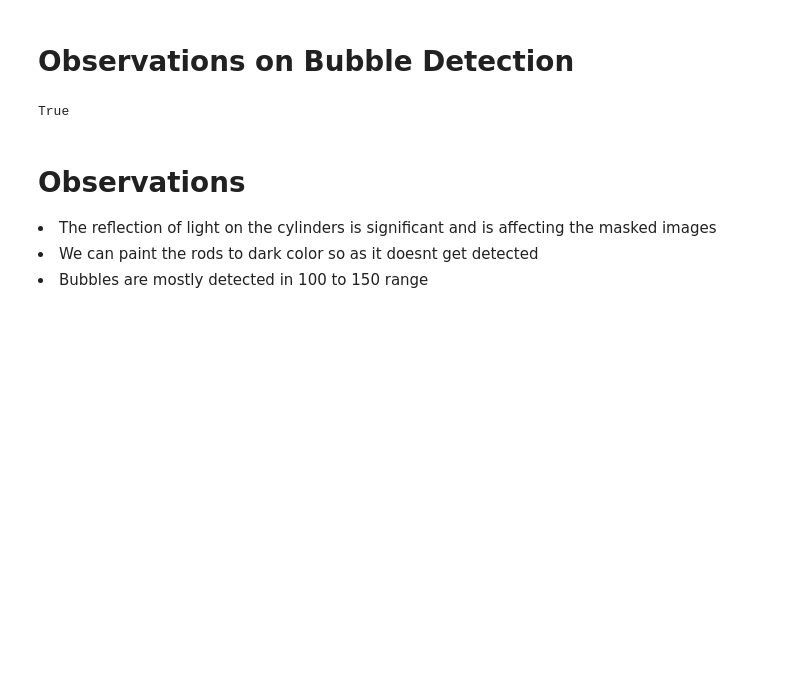
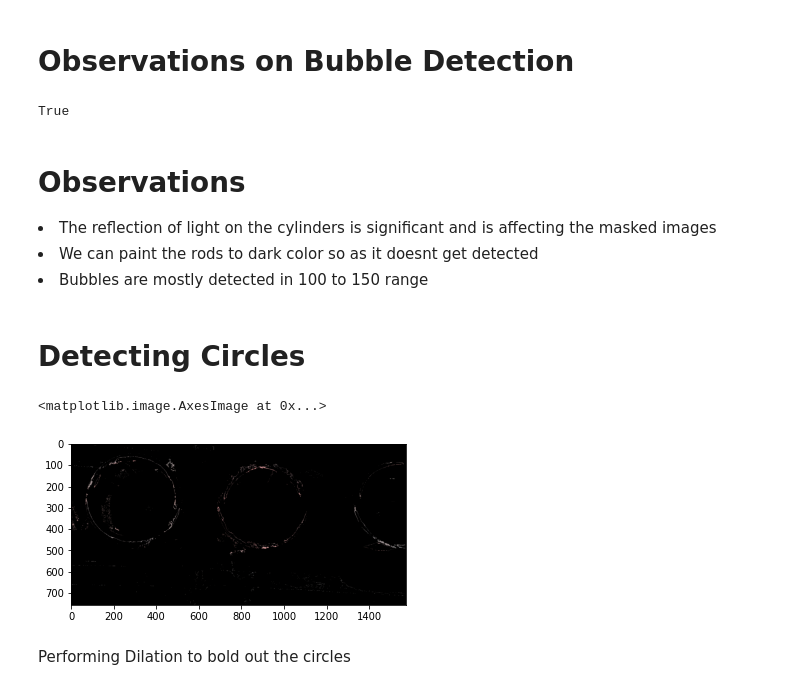
Before and after one commit to Praj-17/Bubble-Detection, a Jupyter notebook: observation.ipynb, the cells around one changed output. Drawn from its saved outputs; the diff is of its cells as text; code cells hidden in the pictures; blank space fills up the shorter version.

Commit message:
Tried to HoughCircles

```diff
--- a/observation.ipynb
+++ b/observation.ipynb
@@ -80,3 +80,14 @@ True
 <li>The reflection of light on the cylinders is significant and is affecting the masked images</li>
 <li>We can paint the rods to dark color so as it doesnt get detected</li>
 <li>Bubbles are mostly detected in 100 to 150 range</li>
+# %% [markdown]
+# Detecting Circles
+# %%
+# img = cv2.medianBlur(img,5)
+img = cv2.cvtColor(img, cv2.COLOR_BGR2RGB)
+plt.imshow(img)
+# %% [output]
+<matplotlib.image.AxesImage at 0x...>
+[figure, added]
+# %% [markdown]
+Performing Dilation to bold out the circles
```
Also changed, not shown: parts of 6 cells of this notebook.
